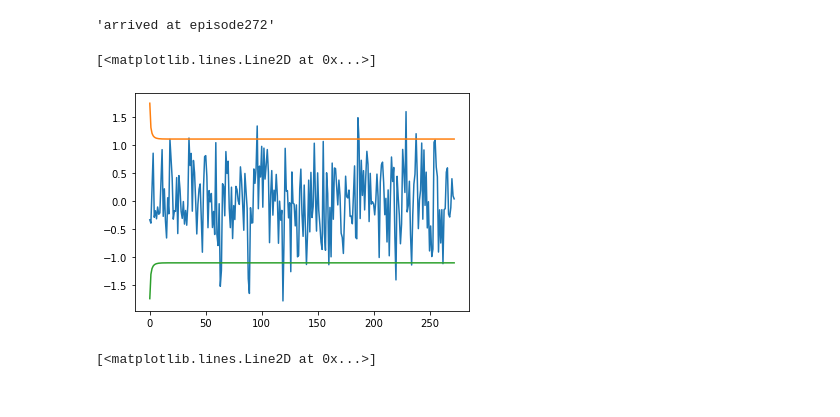
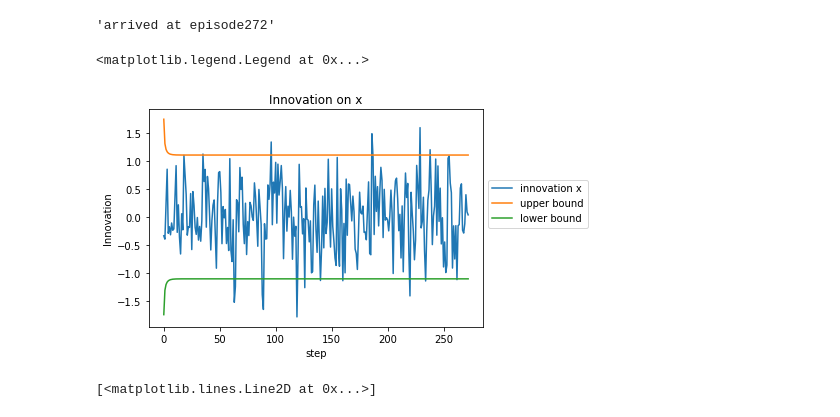
Before and after one commit to mariagraziaberni/CPS, a Jupyter notebook: ModelChecking.ipynb, the cells around one changed output. Drawn from its saved outputs; the diff is of its cells as text; code cells hidden in the pictures.

```diff
--- a/ModelChecking.ipynb
+++ b/ModelChecking.ipynb
@@ -122,13 +123,17 @@ for i in range(len(innovation)):
     innov_z.append(innovation[i][2])
     std_z.append(covariance[i][2,2])
     std_z_lower.append(-covariance[i][2,2])
-# %%
-plt.plot(innov_x)
-plt.plot(std_x)
-plt.plot(std_x_lower)
-# %% [output]
-[<matplotlib.lines.Line2D at 0x...>]
-[figure, removed]
+# %%
+plt.plot(innov_x,label="innovation x")
+plt.plot(std_x,label = "upper bound")
+plt.plot(std_x_lower, label = "lower bound")
+plt.title("Innovation on x")
+plt.xlabel("step")
+plt.ylabel("Innovation")
+plt.legend(bbox_to_anchor=(1.0,0.7))
+# %% [output]
+<matplotlib.legend.Legend at 0x...>
+[figure, added]
 # %%
 plt.plot(innov_y)
 plt.plot(std_y)
```
Also changed, not shown: parts of 23 cells of this notebook, 13 other files.
